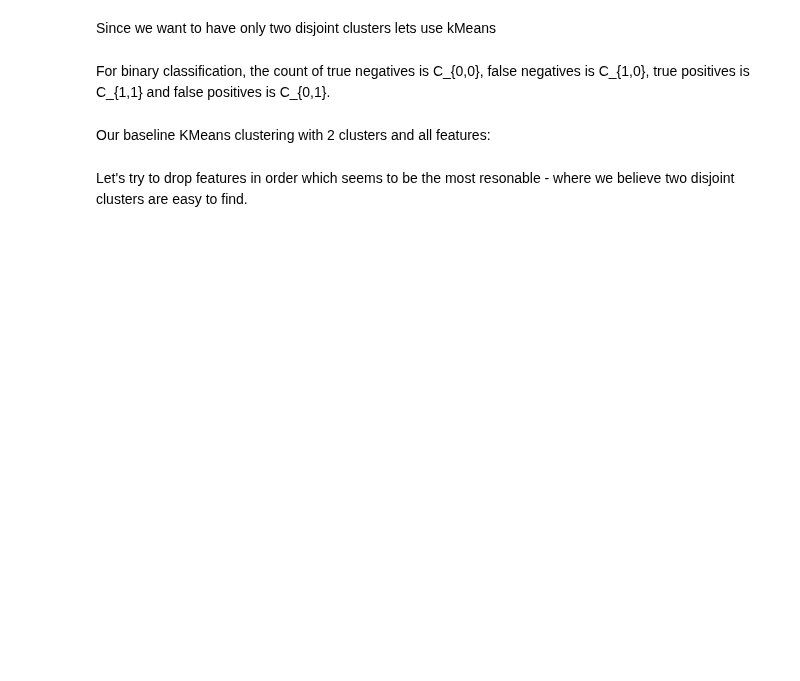
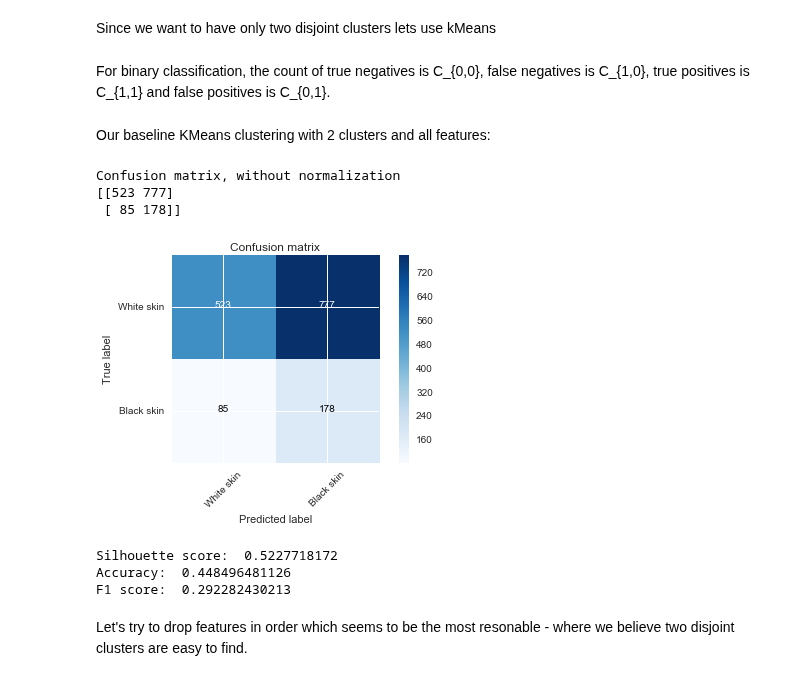
Before and after one commit to PaluchowskiMatthew/ADA-Kepler, a Jupyter notebook: 05 - Applied ML/Applied ML.ipynb, the cells around one changed output. Saved outputs shown, nothing was run; the diff lists cells and outputs as text; code cells hidden in the pictures; blank space fills up the shorter version.

```diff
--- a/05 - Applied ML/Applied ML.ipynb
+++ b/05 - Applied ML/Applied ML.ipynb
@@ -594,3 +591,0 @@ import scipy.stats as stats
-# %%
-# Load the dataset
-original = pd.read_csv("CrowdstormingDataJuly1st.csv", parse_dates=['birthday'], infer_datetime_format=True)
@@ -621,7 +591,0 @@ referees_df = original[original['refNum'].isin(grouped_df['refNum'].values)]
-# %%
-# Function to round on quater ratings
-def round_quarter(x):
-    return round(x*4)/4
-
-def binary_class(x):
-    return round(x*2)/2
@@ -855,11 +600,12 @@ Moreover using base features for clustering is a little easier to comprehend and
 ### Aggregate the referee information grouping by soccer player
 # %%
 #Group by soccer player
-grouped_features = original_features.groupby(['playerShort', 'birthday', 'height', 'weight'])
+has_class2 = original.join(binary_class, how='right')
+grouped_features = has_class2.groupby(['playerShort', 'birthday', 'height', 'weight'])
 grouped_features.first()
 
 #Aggregate referee information
-column_aggfunc_mapping = {'rater_mean': max,'games': sum, 'victories': sum, 'ties': sum, \
+column_aggfunc_mapping = {'class': max,'games': sum, 'victories': sum, 'ties': sum, \
                           'defeats': sum, 'goals': sum, 'yellowCards': sum, 'yellowReds': sum, \
                           'redCards': sum, 'meanIAT': np.mean, 'nIAT': np.mean, 'meanExp': np.mean, \
                           'nExp': np.mean}
@@ -880,9 +634,10 @@ Since we want to have only two disjoint clusters lets use kMeans
 # %%
 from sklearn.cluster import KMeans
 from sklearn import preprocessing
+from sklearn.preprocessing import LabelEncoder
 
-Y_true = aggregated_features['rater_mean'].round().as_matrix() #We want binary classification / two distinct clusters
-X = aggregated_features.drop(['rater_mean'], axis=1)
+Y_true = aggregated_features['class'].round().as_matrix() #We want binary classification / two distinct clusters
+X = aggregated_features.drop(['class'], axis=1)
 X = X.apply(LabelEncoder().fit_transform)
 X_scaled = preprocessing.scale(X, axis=1)
 X_copy = X.copy()
@@ -896,18 +651,26 @@ Our baseline KMeans clustering with 2 clusters and all features:
 # %%
 from sklearn.metrics import confusion_matrix
 from sklearn.metrics import silhouette_score
 from sklearn.metrics import f1_score
 
 conf_mat = confusion_matrix(Y_true, Y_pred)
 silhouette = silhouette_score(X_scaled, Y_pred)
 
-plot_helpers.custom_confusion_matrix(conf_mat, classes=['White skin', 'Black skin'],
+custom_confusion_matrix(conf_mat, classes=['White skin', 'Black skin'],
                       title='Confusion matrix')
 
 plt.show()
 print("Silhouette score: ", silhouette)
 print("Accuracy: ", (conf_mat[0,0] + conf_mat[1,1]) / (conf_mat[0,0] + conf_mat[1,1] + conf_mat[0,1] + conf_mat[1,0]))
 print("F1 score: ", f1_score(Y_true, Y_pred))
+# %% [output]
+Confusion matrix, without normalization
+[[523 777]
+ [ 85 178]]
+[figure, added]
+Silhouette score:  0.5227718172
+Accuracy:  0.448496481126
+F1 score:  0.292282430213
 # %% [markdown]
 Let's try to drop features in order which seems to be the most resonable - where we believe two disjoint clusters are easy to find.
 # %%
```
Also changed, not shown: parts of 89 cells of this notebook, 2 other files.
